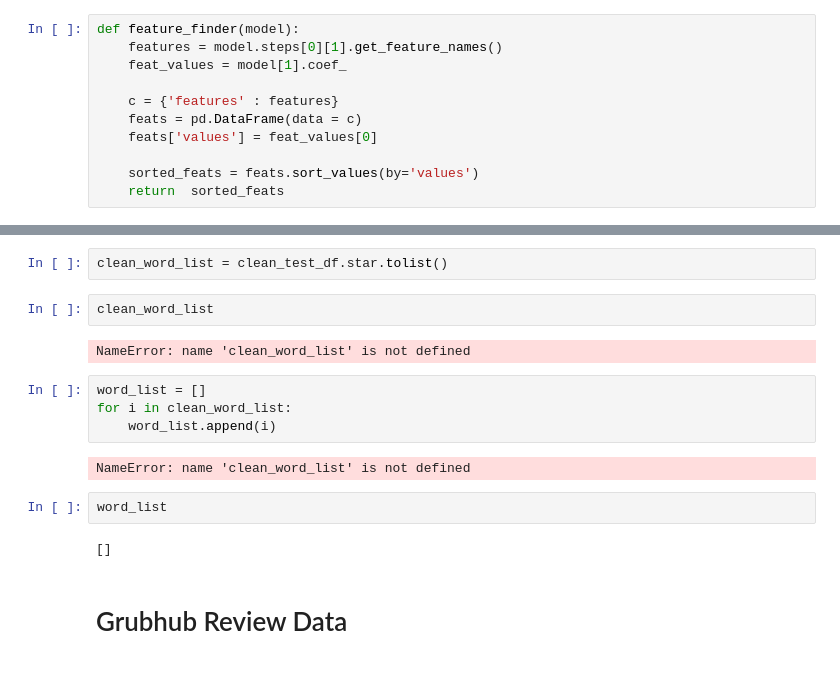
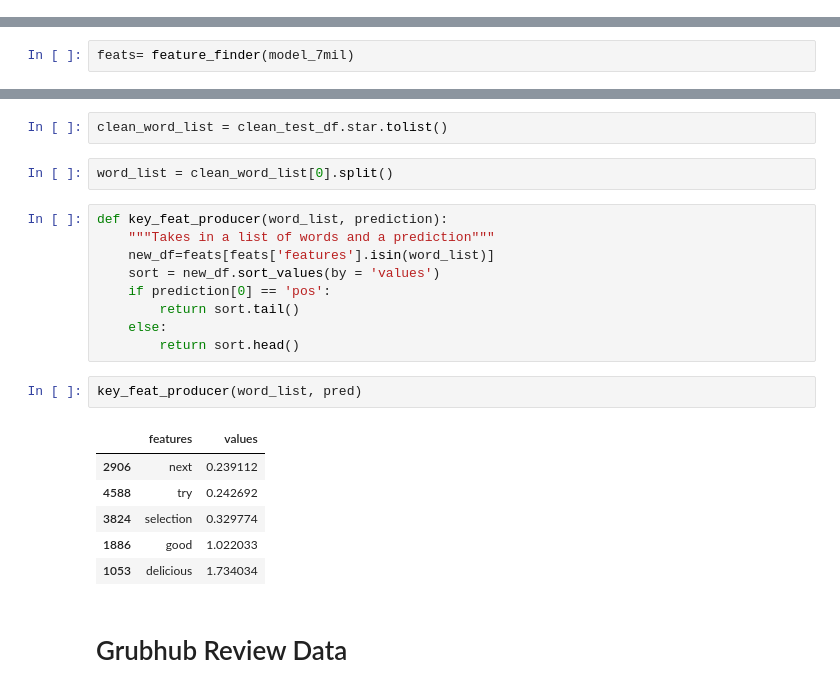
Before and after one commit to edwardsrk/yelp_reviews_tensorflow, a Jupyter notebook: yelp_final_notebook_7mil.ipynb, the cells around one changed output, grey strips where cells are left out. Cells and saved outputs as stored; diff of their text form.

```diff
--- a/yelp_final_notebook_7mil.ipynb
+++ b/yelp_final_notebook_7mil.ipynb
@@ -1050,11 +1040,0 @@ array(['pos'], dtype='<U3')
-# %%
-def feature_finder(model):
-    features = model.steps[0][1].get_feature_names()
-    feat_values = model[1].coef_
-
-    c = {'features' : features}
-    feats = pd.DataFrame(data = c)
-    feats['values'] = feat_values[0]
-
-    sorted_feats = feats.sort_values(by='values')
-    return  sorted_feats
@@ -1076,0 +1052,2 @@ feature_finder(model_7mil)
+# %%
+feats= feature_finder(model_7mil)
@@ -1077,19 +1070,25 @@ feature_finder(model_7mil)
 # %%
 clean_word_list = clean_test_df.star.tolist()
-# %%
-clean_word_list
-# %% [output]
-NameError: name 'clean_word_list' is not defined
-# %%
-word_list = []
-for i in clean_word_list:
-    word_list.append(i)
-# %% [output]
-NameError: name 'clean_word_list' is not defined
-# %%
-word_list
-# %% [output]
-[]
+# %%
+word_list = clean_word_list[0].split()
+# %%
+def key_feat_producer(word_list, prediction):
+    """Takes in a list of words and a prediction"""
+    new_df=feats[feats['features'].isin(word_list)]
+    sort = new_df.sort_values(by = 'values')
+    if prediction[0] == 'pos':
+        return sort.tail()
+    else:
+        return sort.head()
+# %%
+key_feat_producer(word_list, pred)
+# %% [output]
+|  | features | values |
+| 2906 | next | 0.239112 |
+| 4588 | try | 0.242692 |
+| 3824 | selection | 0.329774 |
+| 1886 | good | 1.022033 |
+| 1053 | delicious | 1.734034 |
 # %% [markdown]
 # Grubhub Review Data
 # %% [markdown]
```
Also changed, not shown: parts of 6 cells of this notebook.
